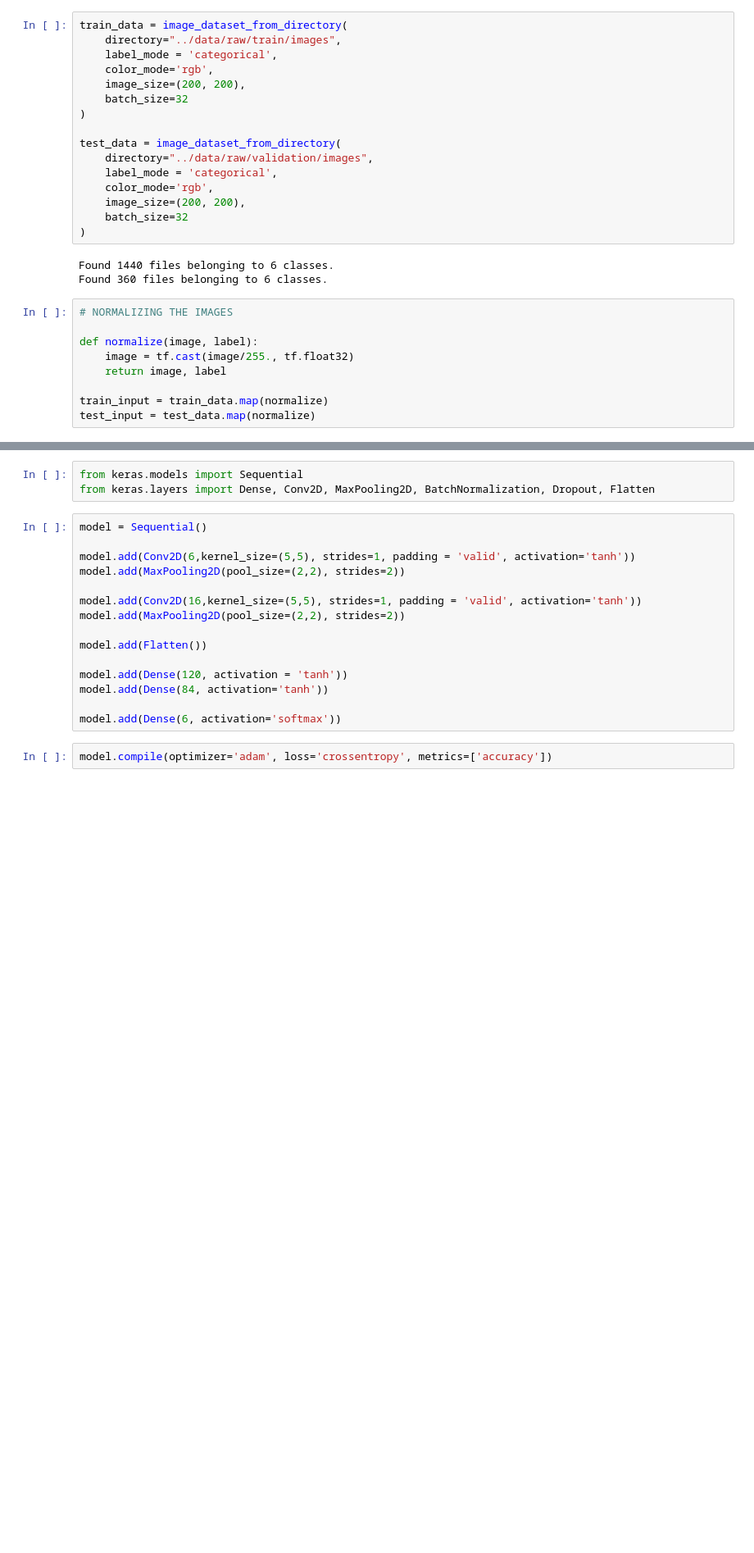
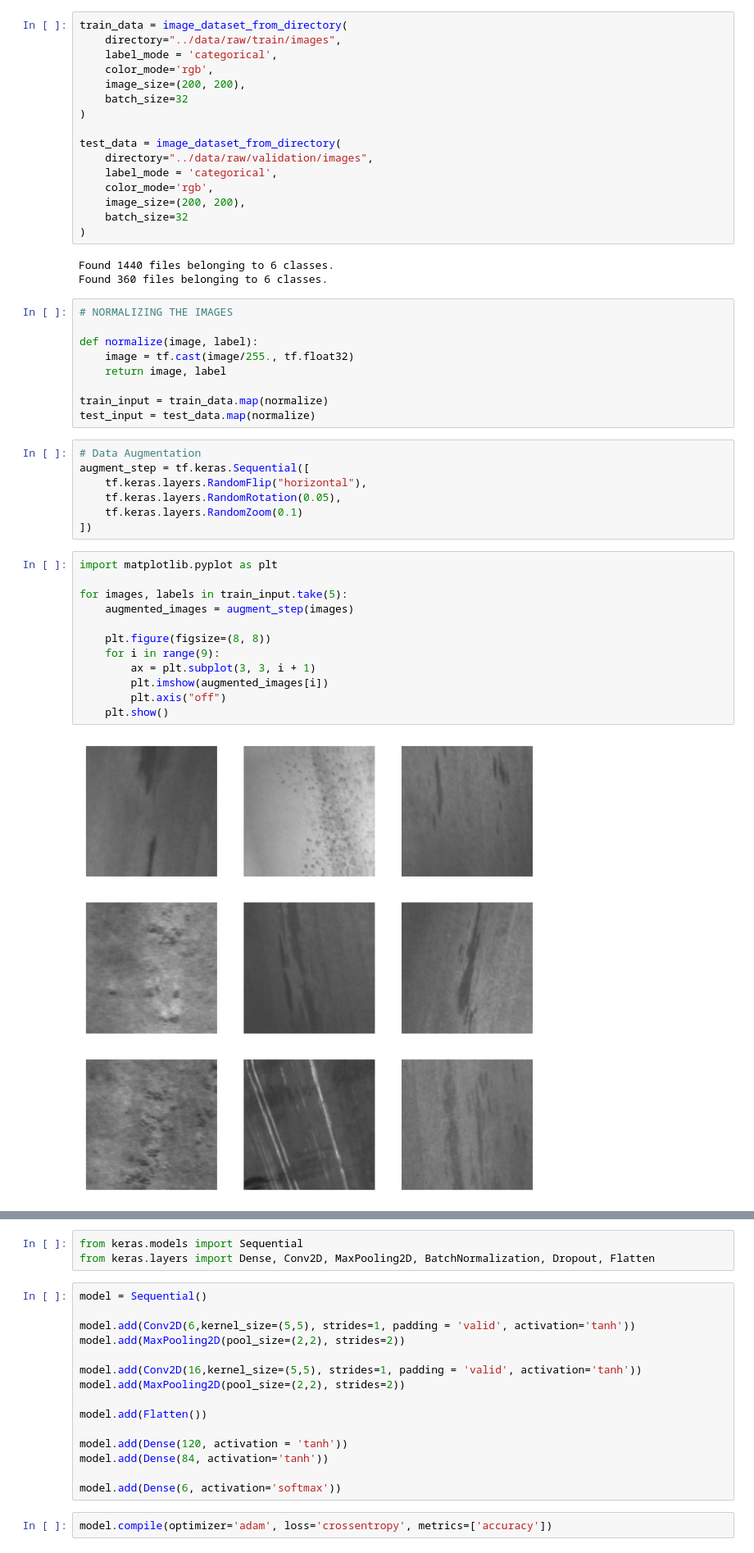
Before and after one commit to Aman-Kumar2001/surface_defect_detection, a Jupyter notebook: notebooks/data_preprocessing.ipynb, the cells around one changed output, grey strips where cells are left out. Shown at 82% size. Cells and saved outputs as stored; diff of their text form; blank space fills up the shorter version.

Commit message:
Data Augmentation applied on the data set

```diff
--- a/notebooks/data_preprocessing.ipynb
+++ b/notebooks/data_preprocessing.ipynb
@@ -30,3 +30,24 @@ def normalize(image, label):
 
 train_input = train_data.map(normalize)
 test_input = test_data.map(normalize)
+# %%
+# Data Augmentation
+augment_step = tf.keras.Sequential([
+    tf.keras.layers.RandomFlip("horizontal"),
+    tf.keras.layers.RandomRotation(0.05),
+    tf.keras.layers.RandomZoom(0.1)
+])
+# %%
+import matplotlib.pyplot as plt
+
+for images, labels in train_input.take(5):
+    augmented_images = augment_step(images)
+
+    plt.figure(figsize=(8, 8))
+    for i in range(9):
+        ax = plt.subplot(3, 3, i + 1)
+        plt.imshow(augmented_images[i])
+        plt.axis("off")
+    plt.show()
+# %% [output]
+[figure, added]
```
Also changed, not shown: parts of 1 cell of this notebook.
